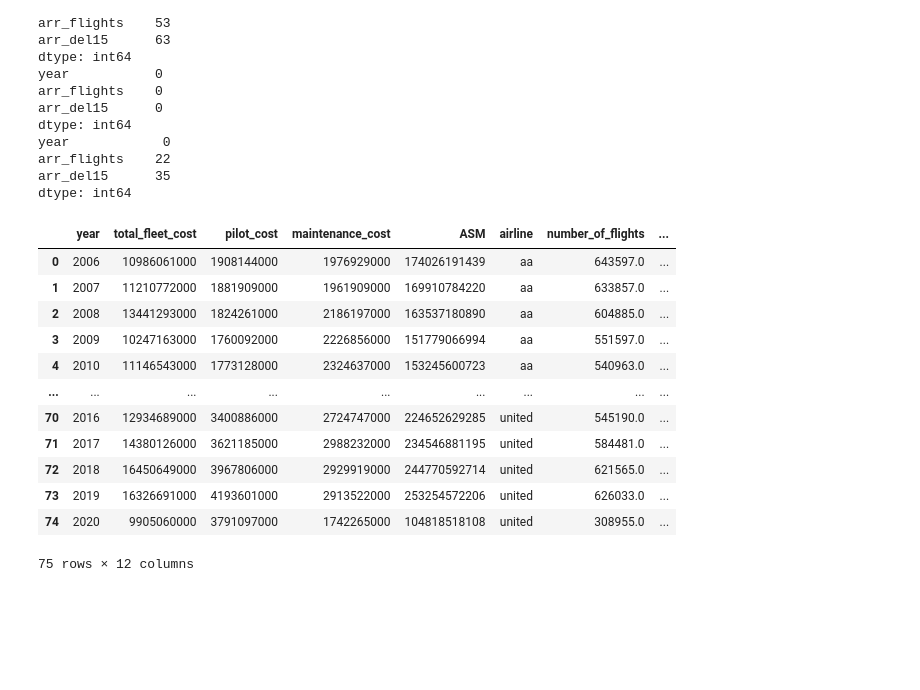
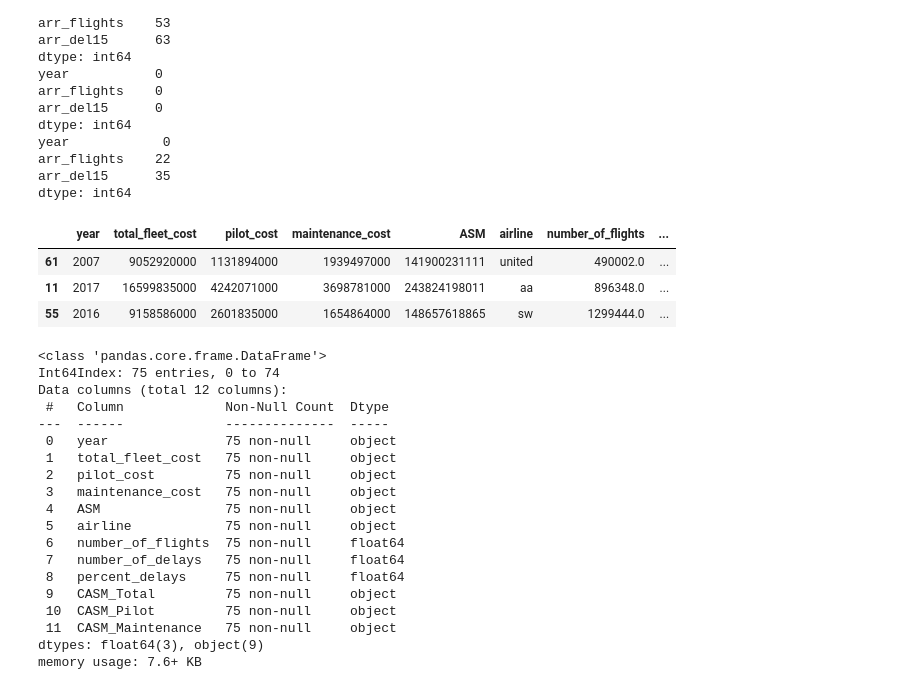
Before and after one commit to namithadeshpande/Airline-Project, a Jupyter notebook: Airline/Airline.ipynb, the cells around one changed output. Cells and saved outputs as stored; diff of their text form; code cells hidden in the pictures; blank space fills up the shorter version.

```diff
--- a/Airline/Airline.ipynb
+++ b/Airline/Airline.ipynb
@@ -137,18 +140,31 @@ df['CASM_Total'] = df['total_fleet_cost'] / df['ASM']
 df['CASM_Pilot'] = df['pilot_cost'] / df['ASM']
 df['CASM_Maintenance'] = df['maintenance_cost'] / df['ASM']
 # %%
-df
+df.sample(3)
 # %% [output]
 |  | year | total_fleet_cost | pilot_cost | maintenance_cost | ASM | airline | number_of_flights | ... |
-| 0 | 2006 | 10986061000 | 1908144000 | 1976929000 | 174026191439 | aa | 643597.0 | ... |
-| 1 | 2007 | 11210772000 | 1881909000 | 1961909000 | 169910784220 | aa | 633857.0 | ... |
-| 2 | 2008 | 13441293000 | 1824261000 | 2186197000 | 163537180890 | aa | 604885.0 | ... |
-| 3 | 2009 | 10247163000 | 1760092000 | 2226856000 | 151779066994 | aa | 551597.0 | ... |
-| 4 | 2010 | 11146543000 | 1773128000 | 2324637000 | 153245600723 | aa | 540963.0 | ... |
-| ... | ... | ... | ... | ... | ... | ... | ... | ... |
-| 70 | 2016 | 12934689000 | 3400886000 | 2724747000 | 224652629285 | united | 545190.0 | ... |
-| 71 | 2017 | 14380126000 | 3621185000 | 2988232000 | 234546881195 | united | 584481.0 | ... |
-| 72 | 2018 | 16450649000 | 3967806000 | 2929919000 | 244770592714 | united | 621565.0 | ... |
-| 73 | 2019 | 16326691000 | 4193601000 | 2913522000 | 253254572206 | united | 626033.0 | ... |
-| 74 | 2020 | 9905060000 | 3791097000 | 1742265000 | 104818518108 | united | 308955.0 | ... |
+| 61 | 2007 | 9052920000 | 1131894000 | 1939497000 | 141900231111 | united | 490002.0 | ... |
+| 11 | 2017 | 16599835000 | 4242071000 | 3698781000 | 243824198011 | aa | 896348.0 | ... |
+| 55 | 2016 | 9158586000 | 2601835000 | 1654864000 | 148657618865 | sw | 1299444.0 | ... |
-75 rows × 12 columns
+# %%
+df.info()
+# %% [output]
+<class 'pandas.core.frame.DataFrame'>
+Int64Index: 75 entries, 0 to 74
+Data columns (total 12 columns):
+ #   Column             Non-Null Count  Dtype
+---  ------             --------------  -----
+ 0   year               75 non-null     object
+ 1   total_fleet_cost   75 non-null     object
+ 2   pilot_cost         75 non-null     object
+ 3   maintenance_cost   75 non-null     object
+ 4   ASM                75 non-null     object
+ 5   airline            75 non-null     object
+ 6   number_of_flights  75 non-null     float64
+ 7   number_of_delays   75 non-null     float64
+ 8   percent_delays     75 non-null     float64
+ 9   CASM_Total         75 non-null     object
+ 10  CASM_Pilot         75 non-null     object
+ 11  CASM_Maintenance   75 non-null     object
+dtypes: float64(3), object(9)
+memory usage: 7.6+ KB
```
Also changed, not shown: parts of 4 cells of this notebook.
